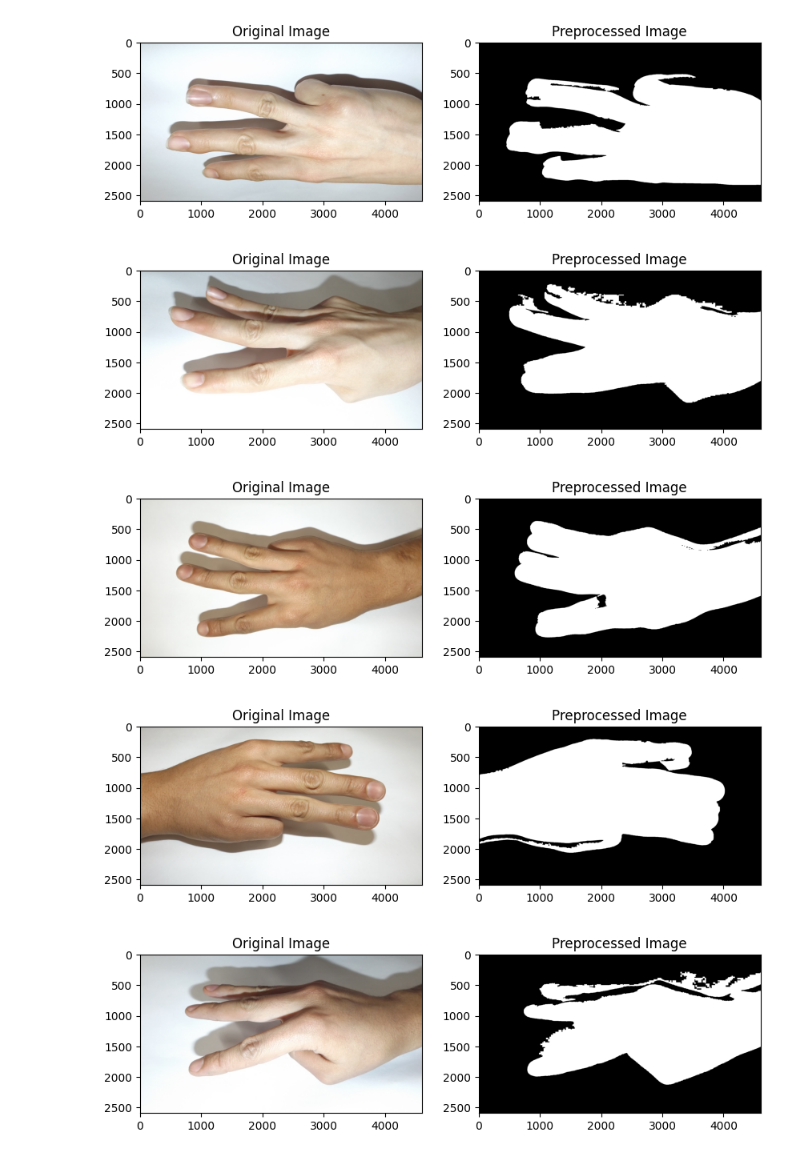
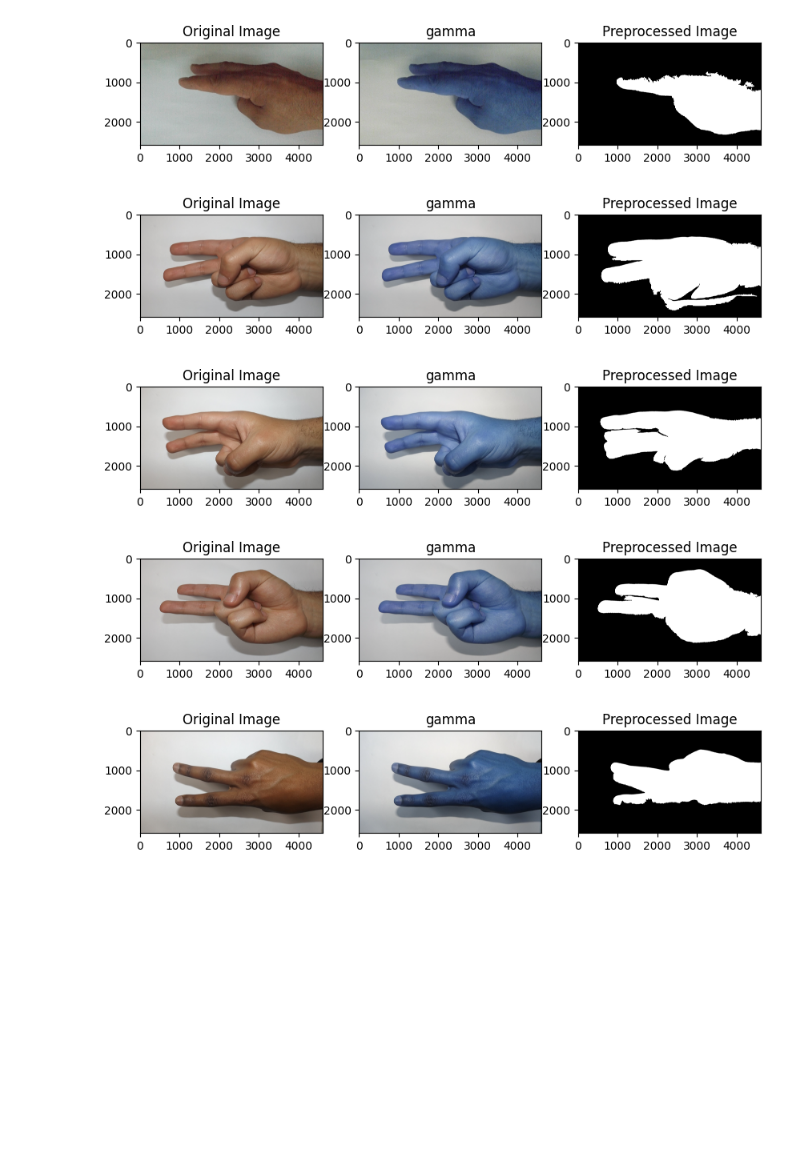
Before and after one commit to Mamdouh-Attia/hand_digit_recognizer, a Jupyter notebook: 4-different_tech.ipynb, the cells around one changed output. Drawn from its saved outputs; the diff is of its cells as text; code cells hidden in the pictures; blank space fills up the shorter version.

Commit message:
used gamma correction

```diff
--- a/4-different_tech.ipynb
+++ b/4-different_tech.ipynb
@@ -7,0 +60,18 @@ from sklearn.cluster import KMeans
+# %%
+# apply CLAHE to the V channel of HSV
+def apply_clahe_hsv(img):
+    # Convert to HSV color space
+    img_hsv = cv2.cvtColor(img, cv2.COLOR_BGR2HSV)
+
+    # Split HSV channels
+    h_channel, s_channel, v_channel = cv2.split(img_hsv)
+
+    # Apply CLAHE to V channel
+    clahe = cv2.createCLAHE(clipLimit=2.0, tileGridSize=(8,8))
+    v_channel_clahe = clahe.apply(v_channel)
+
+    # Merge HSV channels back together
+    img_hsv_clahe = cv2.merge((h_channel, s_channel, v_channel_clahe))
+
+
+    return img_hsv_clahe
@@ -45,28 +134,37 @@ def preprocess_image(image):
 # %%
 def test_stages(channel, index):
     # Load a sample images from the dataset
 
     sample_image_path = 'dataset/men/' + channel + '/' + channel + '_men (' + str(index) + ').JPG'
-    img = cv2.imread(sample_image_path)
+
+    ## compare the original image with the CLAHE image
+    # img = cv2.imread(sample_image_path)
+    img, calahe = compare_clahe(sample_image_path)
+
 
     # Preprocess the image
-    preprocessed_image = preprocess_image(img)
+    preprocessed_image, gamma_corrected = preprocess_image(img)
+    # preprocessed_image_calahe = preprocess_image_calahe(img)
+
 
 
     # Display the original, preprocessed images and features
-    fig, axes = plt.subplots(1, 2, figsize=(10, 5))
+    fig, axes = plt.subplots(1, 3, figsize=(10, 5))
     axes[0].imshow(cv2.cvtColor(img, cv2.COLOR_BGR2RGB))
     axes[0].set_title("Original Image")
-    axes[1].imshow(preprocessed_image, cmap='gray')
-    axes[1].set_title("Preprocessed Image")
+    axes[1].imshow(gamma_corrected, cmap='gray')
+    axes[1].set_title("gamma")
+    axes[2].imshow(preprocessed_image, cmap='gray')
+    axes[2].set_title("Preprocessed Image")
+
     plt.show()
 
 # Test the stages of the preprocessing pipeline by atterating over the channel with 5 indexes
 for index in range(1, 6):
-    test_stages(str(3), str(index))
+    test_stages(str(2), str(index))
 # %% [output]
-[figure, old version]
+[figure, new version]
-[figure, old version]
+[figure, new version]
-[figure, old version]
+[figure, new version]
-[figure, old version]
+[figure, new version]
-[figure, old version]
+[figure, new version]
```
Also changed, not shown: parts of 5 cells of this notebook, 4 other files.
